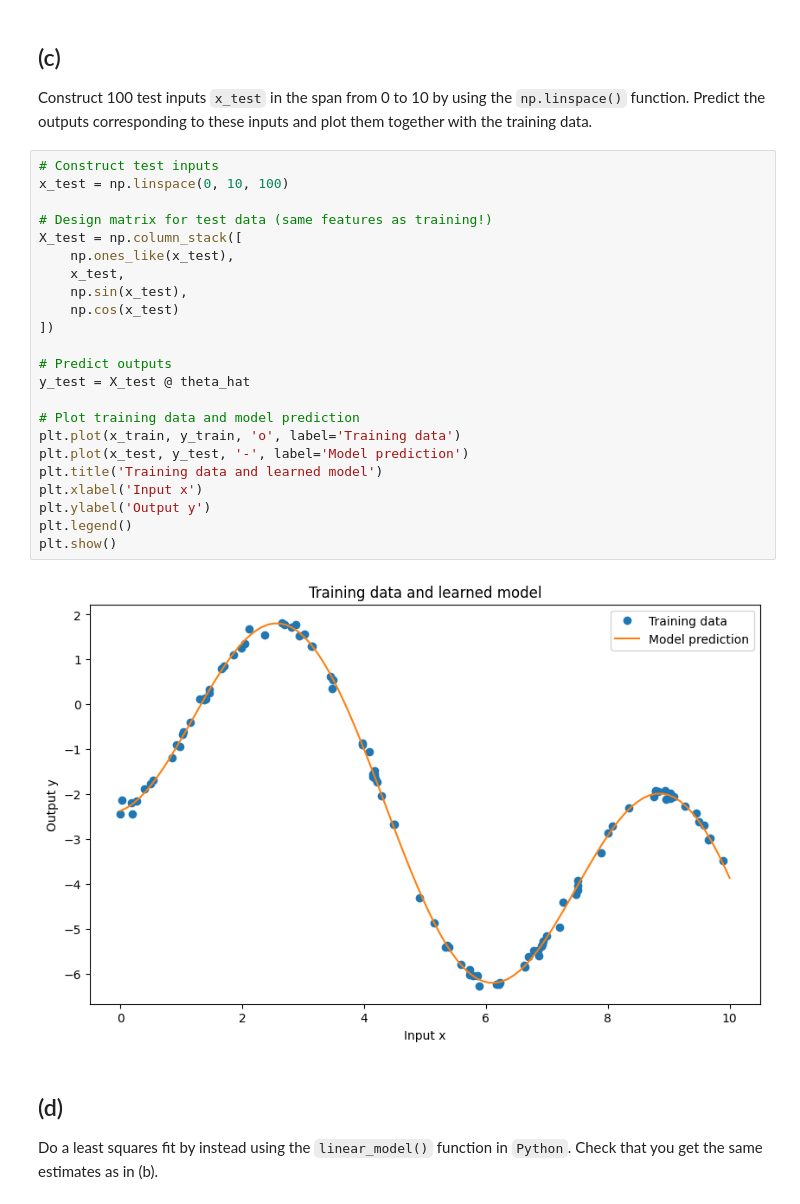
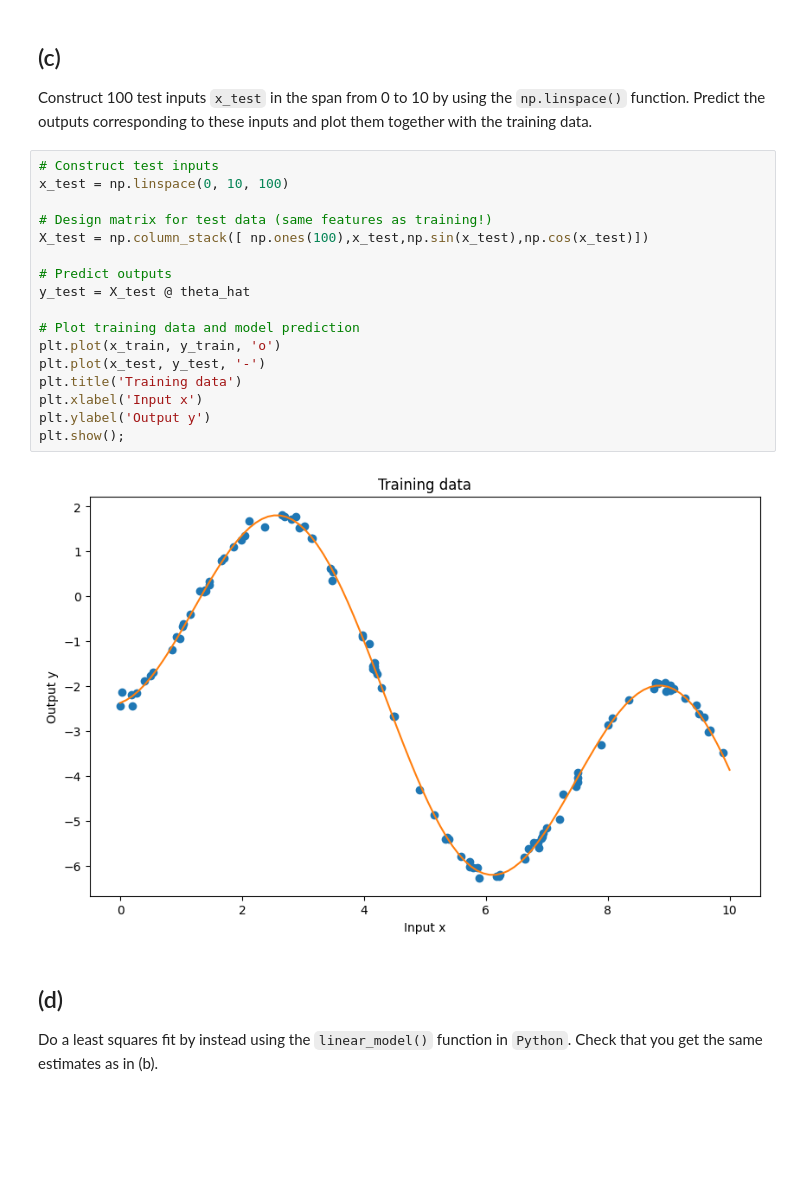
Before and after one commit to enzofarmslayer/university-coursework, a Jupyter notebook: IPML_lab3.ipynb, the cells around one changed output. Drawn from its saved outputs; the diff is of its cells as text; blank space fills up the shorter version.

```diff
--- a/IPML_lab3.ipynb
+++ b/IPML_lab3.ipynb
@@ -355,28 +350,22 @@ Construct 100 test inputs `x_test` in the span from 0 to 10 by using the `np.lin
 # %%
 # Construct test inputs
 x_test = np.linspace(0, 10, 100)
 
 # Design matrix for test data (same features as training!)
-X_test = np.column_stack([
-    np.ones_like(x_test),
-    x_test,
-    np.sin(x_test),
-    np.cos(x_test)
-])
+X_test = np.column_stack([ np.ones(100),x_test,np.sin(x_test),np.cos(x_test)])
 
 # Predict outputs
 y_test = X_test @ theta_hat
 
 # Plot training data and model prediction
-plt.plot(x_train, y_train, 'o', label='Training data')
-plt.plot(x_test, y_test, '-', label='Model prediction')
-plt.title('Training data and learned model')
+plt.plot(x_train, y_train, 'o')
+plt.plot(x_test, y_test, '-')
+plt.title('Training data')
 plt.xlabel('Input x')
 plt.ylabel('Output y')
-plt.legend()
-plt.show()
+plt.show();
 # %% [output]
-[figure, old version]
+[figure, new version]
 # %% [markdown]
 ## (d)
 Do a least squares fit by instead using the `linear_model()` function in `Python`. Check that you get the same estimates as in (b).
```
Also changed, not shown: parts of 33 cells of this notebook.
